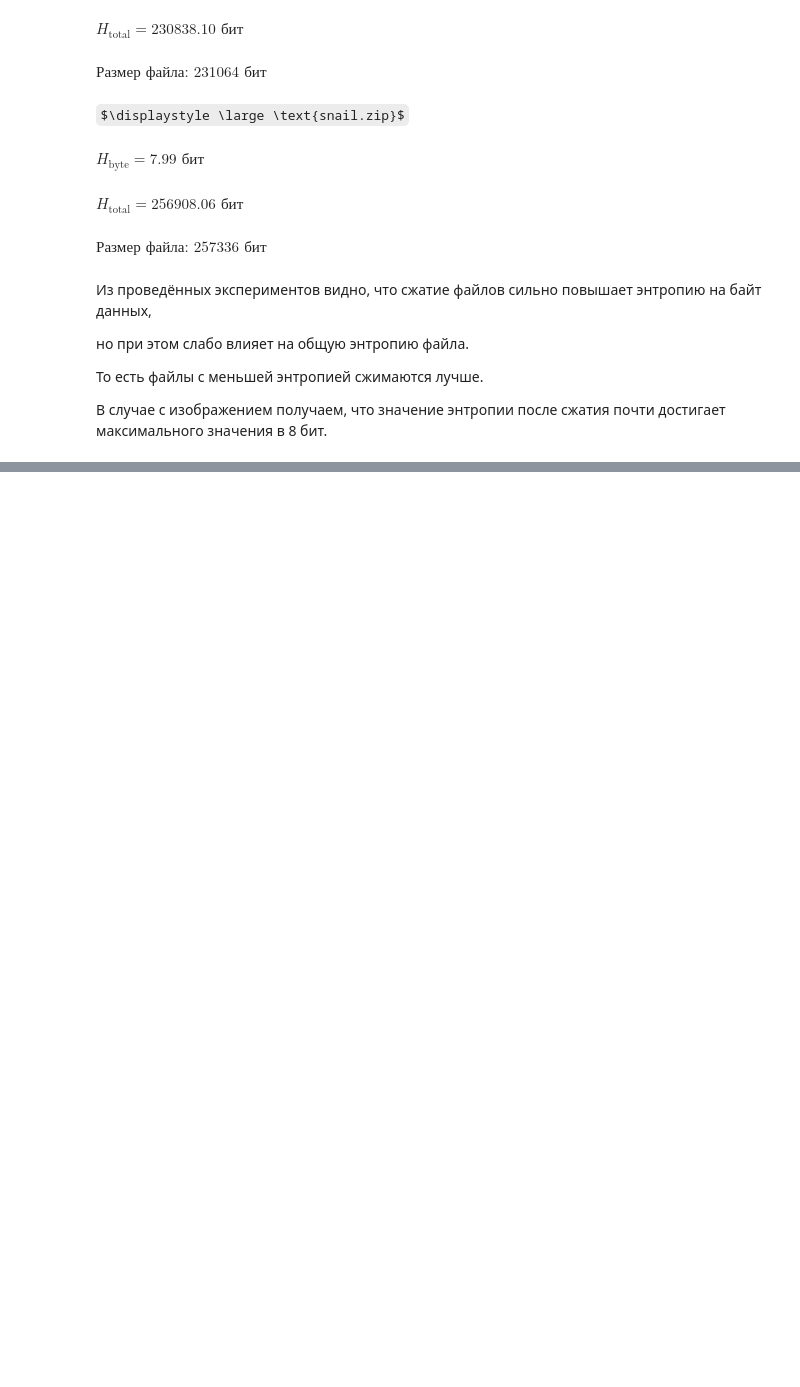
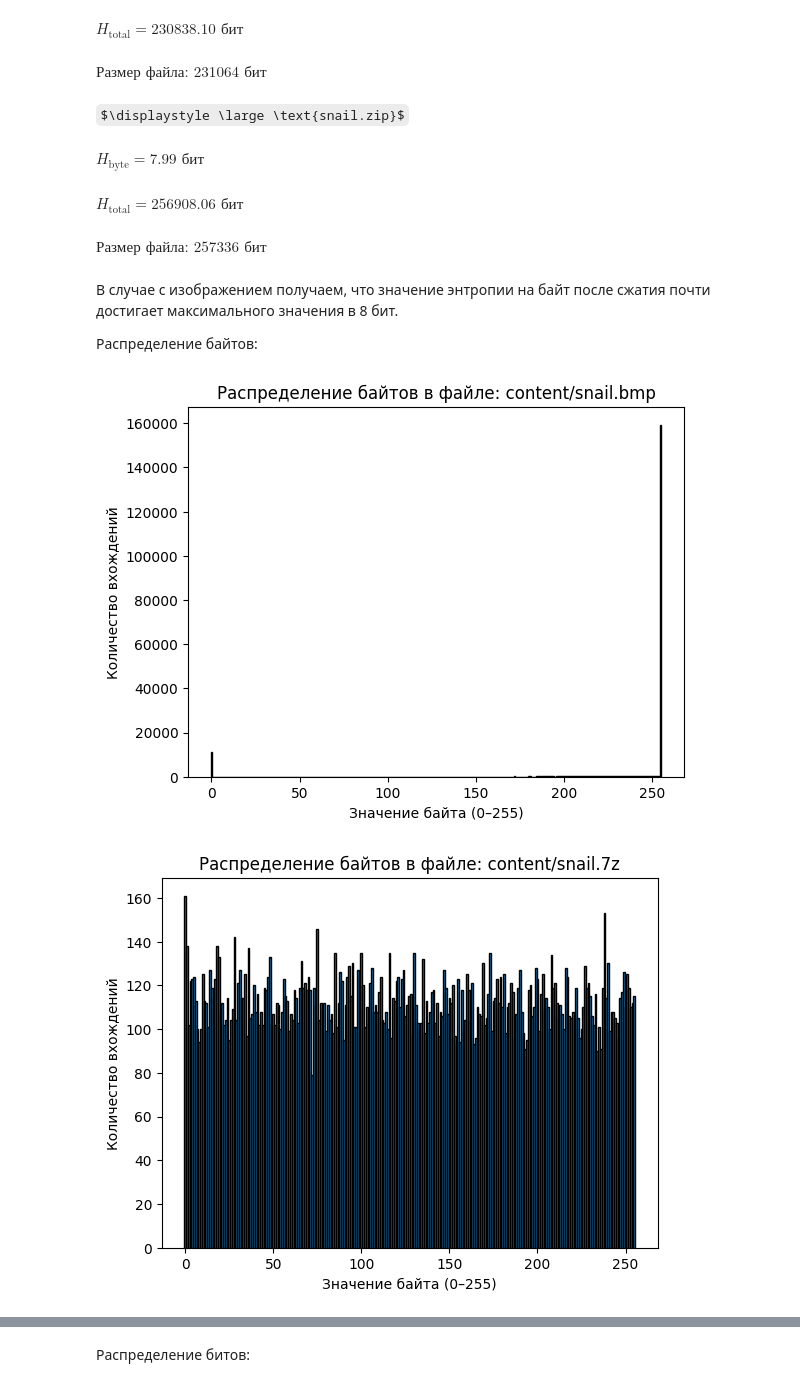
Before and after one commit to VoyakaGOD/information_theory, a Jupyter notebook: entropy_and_compression.ipynb, the cells around one changed output, grey strips where cells are left out. Drawn from its saved outputs; the diff is of its cells as text; code cells hidden in the pictures; some formulas as TeX source; blank space fills up the shorter version.

```diff
--- a/entropy_and_compression.ipynb
+++ b/entropy_and_compression.ipynb
@@ -64,10 +119,13 @@ $\displaystyle H_{\text{byte}} = 7.99 \text{ бит}$
 $\displaystyle H_{\text{total}} = 256908.06 \text{ бит}$
 $\displaystyle \text{Размер файла: } 257336 \text{ бит}$
 # %% [markdown]
-Из проведённых экспериментов видно, что сжатие файлов сильно повышает энтропию на байт данных,
+В случае с изображением получаем, что значение энтропии на байт после сжатия почти достигает максимального значения в 8 бит.
 
-но при этом слабо влияет на общую энтропию файла.
-
-То есть файлы с меньшей энтропией сжимаются лучше.
-
-В случае с изображением получаем, что значение энтропии после сжатия почти достигает максимального значения в 8 бит.
+Распределение байтов:
+# %%
+draw_distribution("content/snail.bmp")
+draw_distribution("content/snail.7z")
+draw_distribution("content/snail.zip")
+# %% [output]
+[figure, added]
+[figure, added]
@@ -73,0 +133,2 @@ $\displaystyle \text{Размер файла: } 257336 \text{ бит}$
+# %% [markdown]
+Распределение битов:
```
Also changed, not shown: parts of 9 cells of this notebook.
